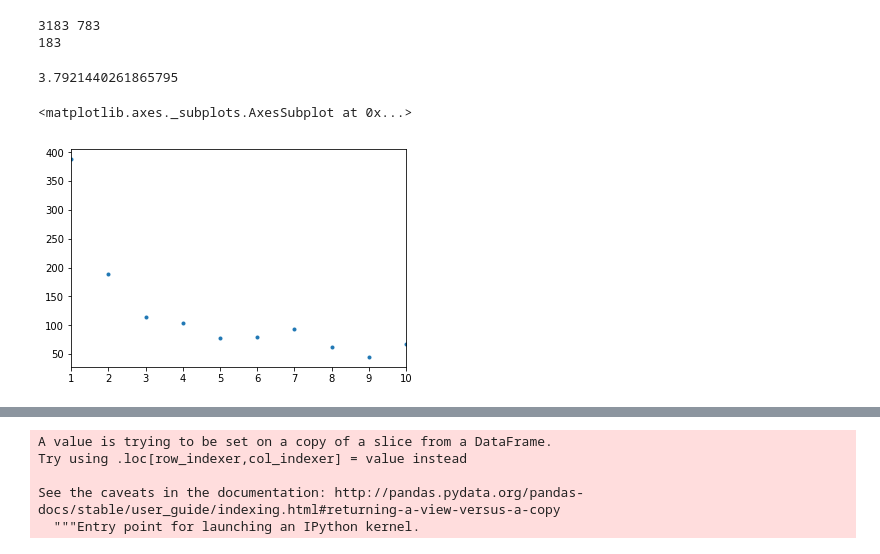
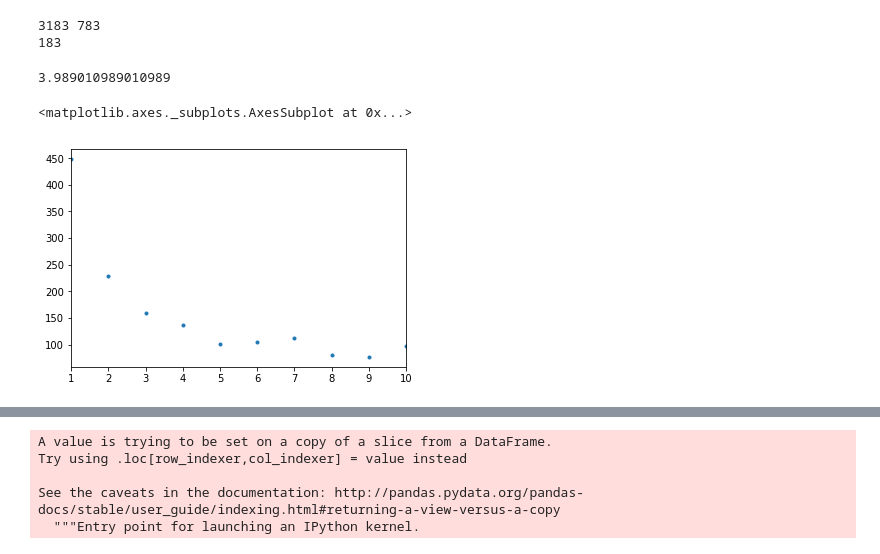
Before and after one commit to vuthede/zalo-hit-song-prediction, a Jupyter notebook: analysis/analysis3.ipynb, the cells around one changed output, grey strips where cells are left out. Saved outputs shown, nothing was run; the diff lists cells and outputs as text; code cells hidden in the pictures.

```diff
--- a/analysis/analysis3.ipynb
+++ b/analysis/analysis3.ipynb
@@ -125,14 +125,14 @@ print(len(list(set(b)-set(a))))
 # %%
 import matplotlib.pyplot as plt
 
 pd.set_option('display.max_rows', 2653)
 
-df["num_song_in_album"] = df.groupby("album")["album"].transform("count")
+df["num_song_in_album"] = df.groupby("album_hash")["album_hash"].transform("count")
 df1 = df[df.num_song_in_album<=1]
 print(df1.label.mean())
 df1.label.value_counts().plot(style=".")
 # df1.label.value_counts()
 # %% [output]
-3.7921440261865795
+3.989010989010989
 <matplotlib.axes._subplots.AxesSubplot at 0x...>
-[figure, old version]
+[figure, new version]
```
Also changed, not shown: parts of 5 cells of this notebook, 1 other file.
